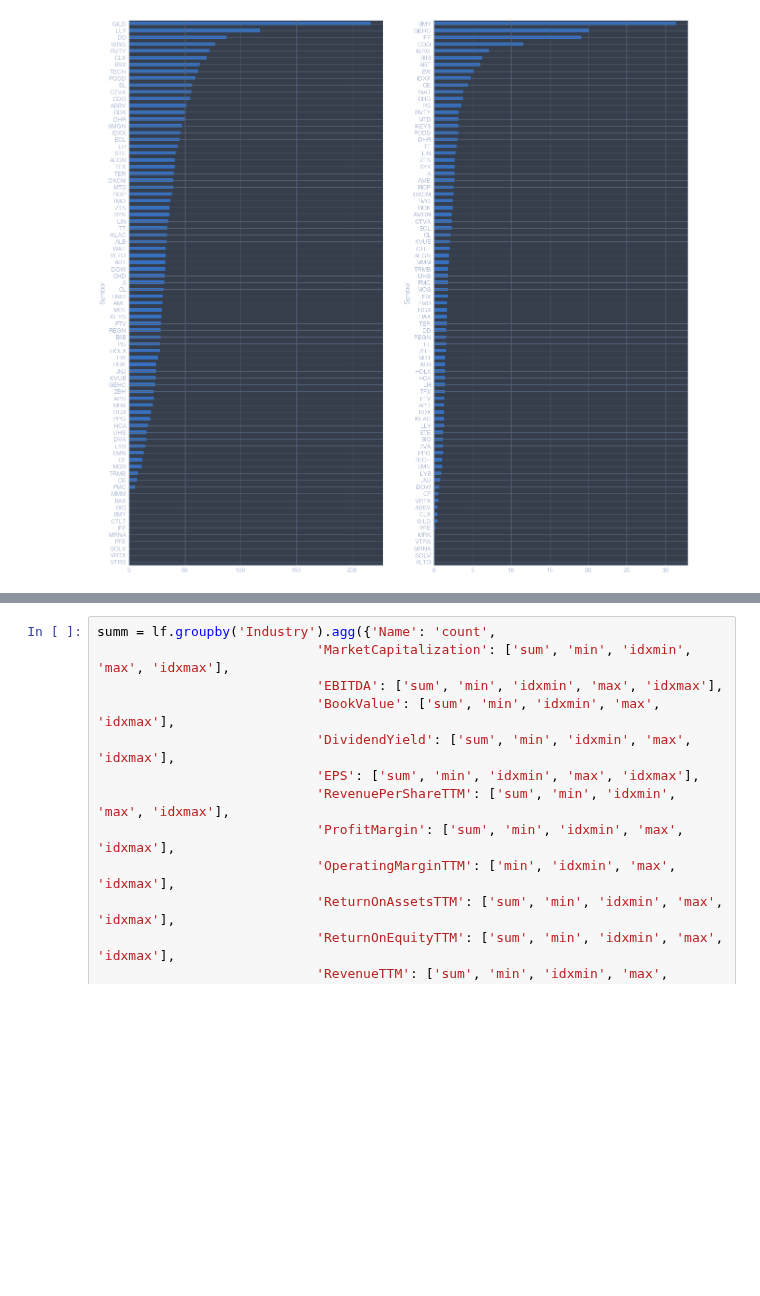
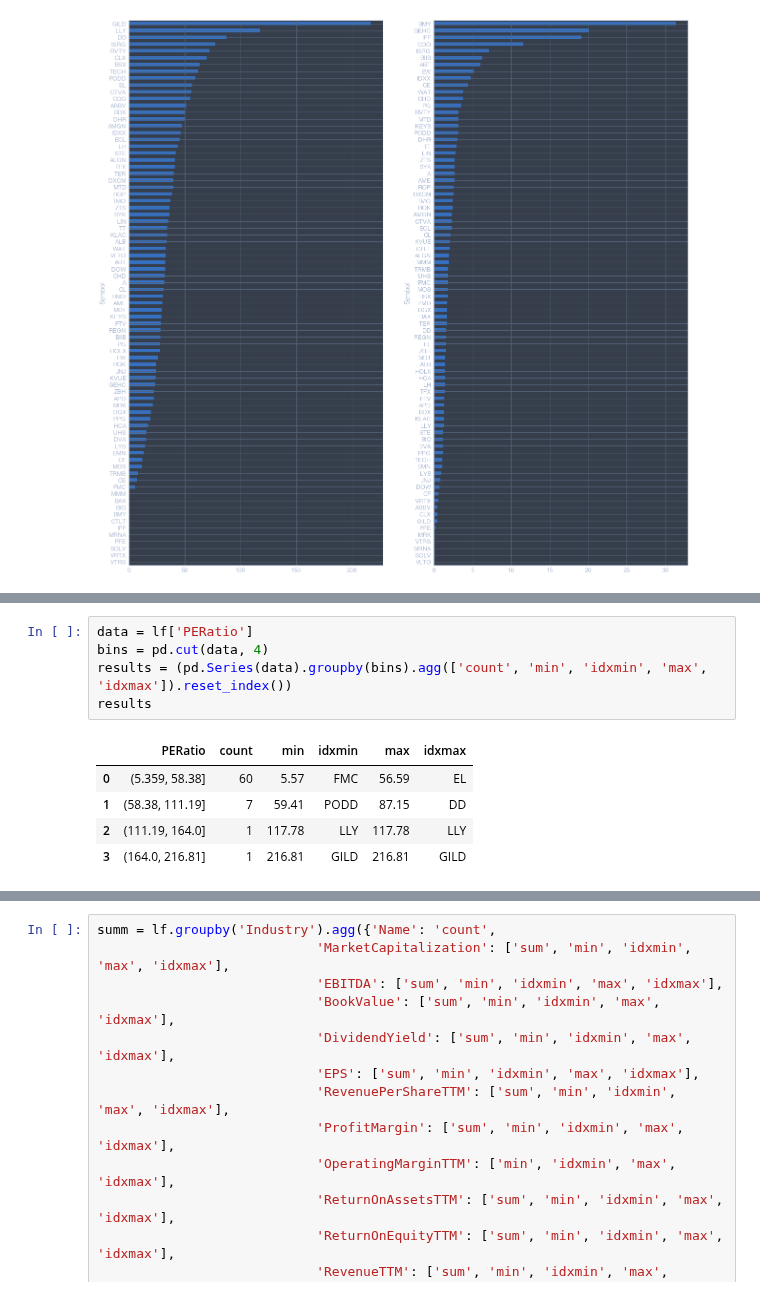
Before and after one commit to fadeeva/stock_market_research, a Jupyter notebook: Portfolio/Search_Review/Sectors_review/LIFE_SCIENCES.ipynb, the cells around one changed output, grey strips where cells are left out. Drawn from its saved outputs; the diff is of its cells as text; blank space fills up the shorter version.

```diff
--- a/Portfolio/Search_Review/Sectors_review/LIFE_SCIENCES.ipynb
+++ b/Portfolio/Search_Review/Sectors_review/LIFE_SCIENCES.ipynb
@@ -374,0 +395,11 @@ Gainers intersection  {'CF'}
+# %%
+data = lf['PERatio']
+bins = pd.cut(data, 4)
+results = (pd.Series(data).groupby(bins).agg(['count', 'min', 'idxmin', 'max', 'idxmax']).reset_index())
+results
+# %% [output]
+|  | PERatio | count | min | idxmin | max | idxmax |
+| 0 | (5.359, 58.38] | 60 | 5.57 | FMC | 56.59 | EL |
+| 1 | (58.38, 111.19] | 7 | 59.41 | PODD | 87.15 | DD |
+| 2 | (111.19, 164.0] | 1 | 117.78 | LLY | 117.78 | LLY |
+| 3 | (164.0, 216.81] | 1 | 216.81 | GILD | 216.81 | GILD |
```
Also changed, not shown: parts of 7 cells of this notebook.
